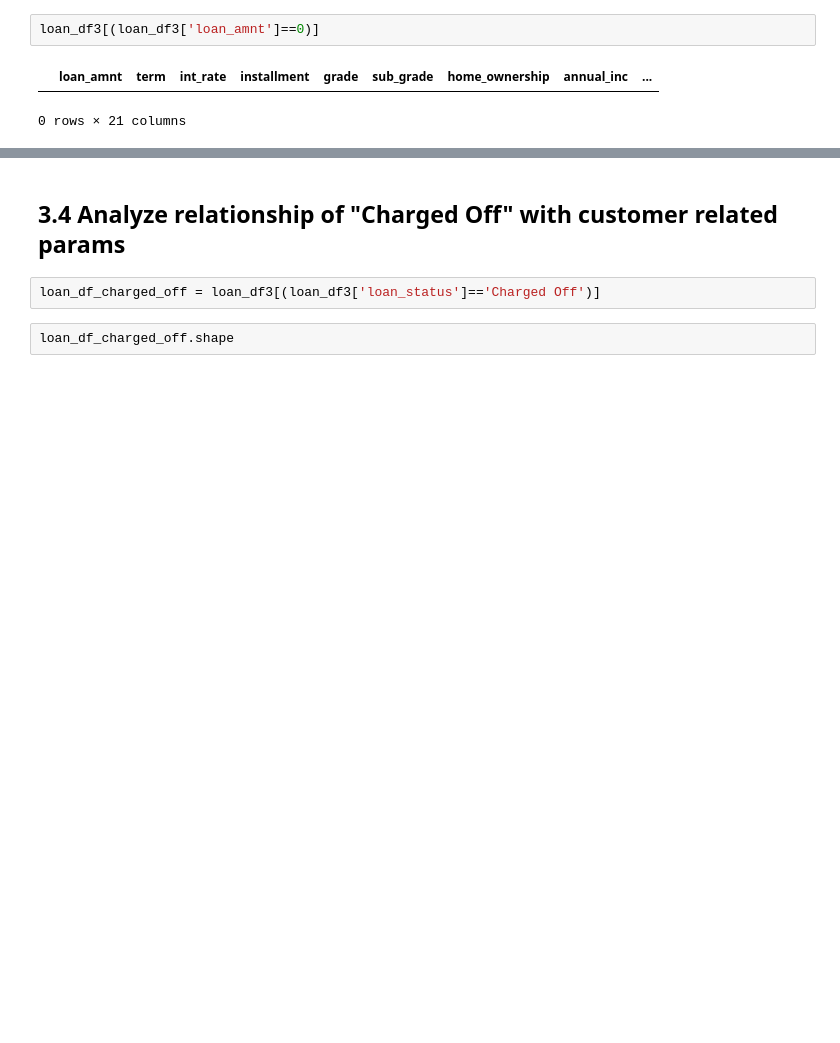
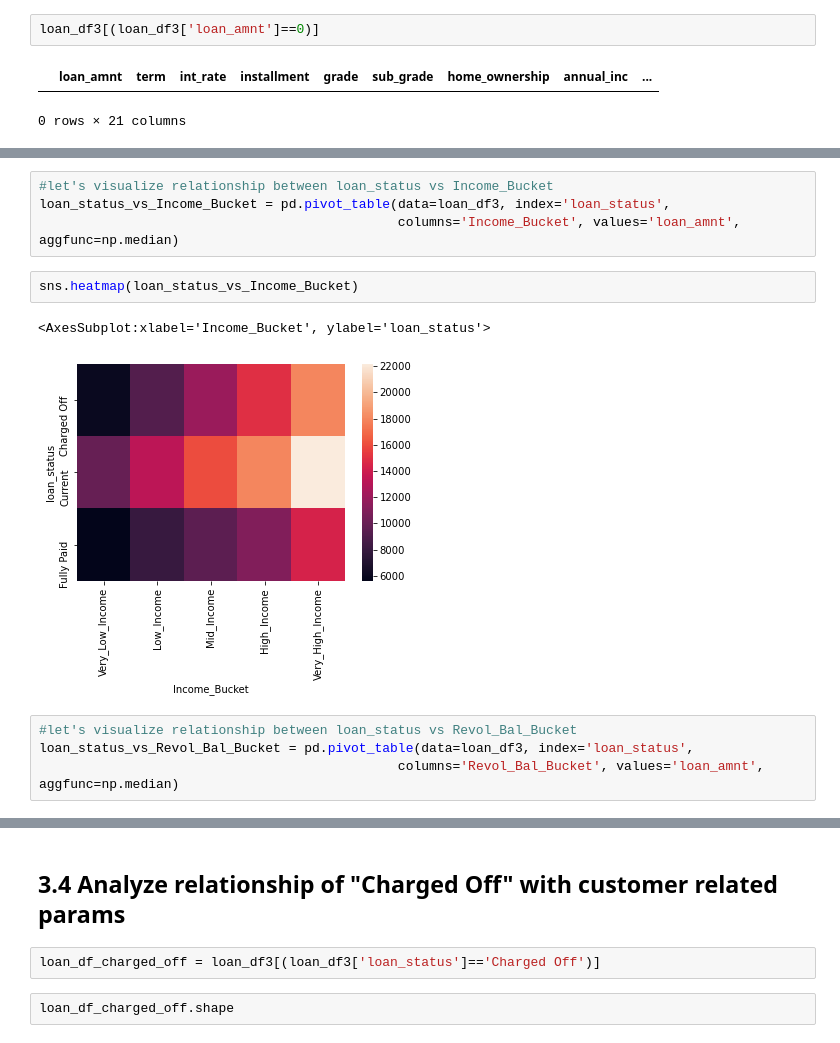
Before and after one commit to JamshedAhsan/fraud-detection, a Jupyter notebook: Case-Study-Lending-Loan-Club.ipynb, the cells around one changed output, grey strips where cells are left out. Cells and saved outputs as stored; diff of their text form; blank space fills up the shorter version.

```diff
--- a/Case-Study-Lending-Loan-Club.ipynb
+++ b/Case-Study-Lending-Loan-Club.ipynb
@@ -405,0 +454,13 @@ memory usage: 6.1+ MB
+# %%
+#let's visualize relationship between loan_status vs Income_Bucket
+loan_status_vs_Income_Bucket = pd.pivot_table(data=loan_df3, index='loan_status',
+                                              columns='Income_Bucket', values='loan_amnt', aggfunc=np.median)
+# %%
+sns.heatmap(loan_status_vs_Income_Bucket)
+# %% [output]
+<AxesSubplot:xlabel='Income_Bucket', ylabel='loan_status'>
+[figure, added]
+# %%
+#let's visualize relationship between loan_status vs Revol_Bal_Bucket
+loan_status_vs_Revol_Bal_Bucket = pd.pivot_table(data=loan_df3, index='loan_status',
+                                              columns='Revol_Bal_Bucket', values='loan_amnt', aggfunc=np.median)
```
Also changed, not shown: parts of 65 cells of this notebook.
